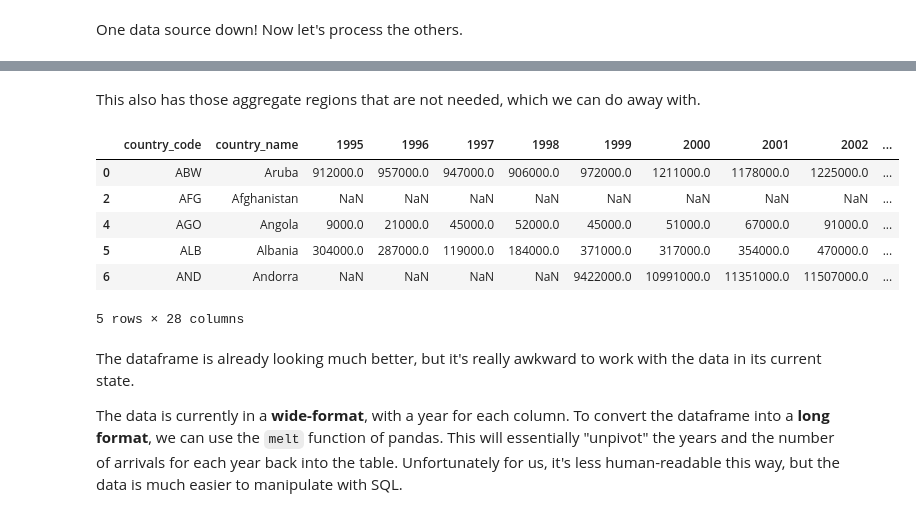
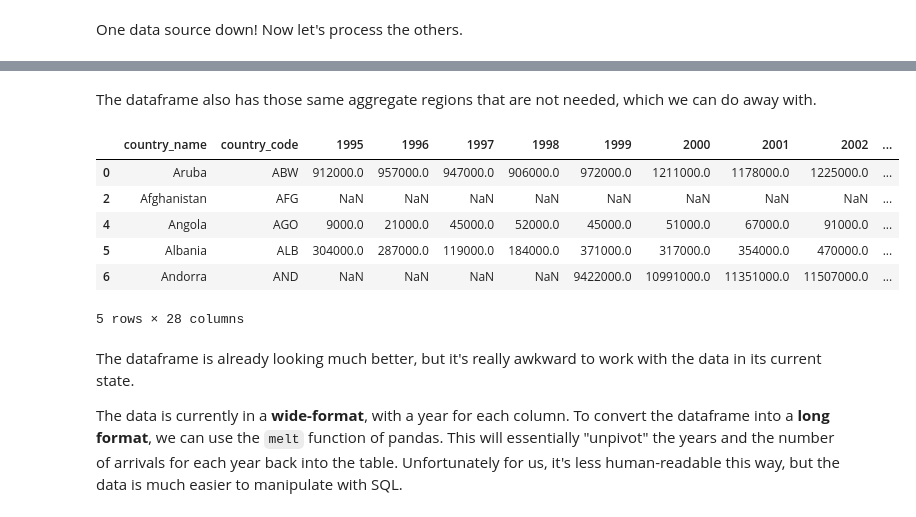
Before and after one commit to wlharr04/tourism-analysis, a Jupyter notebook: db-creation.ipynb, the cells around one changed output, grey strips where cells are left out. Drawn from its saved outputs; the diff is of its cells as text; code cells hidden in the pictures.

```diff
--- a/db-creation.ipynb
+++ b/db-creation.ipynb
@@ -99,3 +77,0 @@ Once this is turned into a table in our database, each row will be assigned an i
-# %%
-df_country.set_index('country_code', drop=True, inplace=True)
-df_country.head()
@@ -122,7 +90,7 @@ The second table we should make is probably the most apparent set of data when d
 # %%
-df_arrivals = pd.read_csv('./data/raw-data/arrivals/API_ST.INT.ARVL_DS2_en_csv_v2_5994899.csv')
+df_arrivals = pd.read_csv('./data/raw-data/arrivals.csv').dropna(axis=1, how='all')
+df_arrivals.drop(axis=1, labels=['Indicator Name', 'Indicator Code'], inplace=True)
 
-df_arrivals.drop(axis=1, labels=['Indicator Name', 'Indicator Code', 'Unnamed: 67'], inplace=True)
 df_arrivals.rename(columns={'Country Name': 'country_name', 'Country Code': 'country_code'}, inplace=True)
 df_arrivals.head()
 # %% [output]
@@ -138,4 +103,0 @@ It looks like there are quite a few year columns with no entries whatsoever. Let
-# %%
-df_arrivals.dropna(axis=1, how='all', inplace=True)
-
-df_arrivals.head()
@@ -152,8 +103,0 @@ Let's also move the `country_code` column to the first row for consistency's sak
-# %%
-arrival_columns = df_arrivals.columns.to_list()
-
-arrival_columns[0] = 'country_code'
-arrival_columns[1] = 'country_name'
-
-df_arrivals = df_arrivals[arrival_columns]
-df_arrivals.head()
@@ -168,18 +104,18 @@ df_arrivals.head()
 # %% [markdown]
-This also has those aggregate regions that are not needed, which we can do away with.
+The dataframe also has those same aggregate regions that are not needed, which we can do away with.
 # %%
-country_codes = df_country.index.to_list()
+country_codes = df_country['country_code'].to_list()
 
-df_arrivals = df_arrivals[df_arrivals.country_code.isin(country_codes)]
+df_arrivals = df_arrivals[df_arrivals['country_code'].isin(country_codes)]
 
 df_arrivals.head()
 # %% [output]
-|  | country_code | country_name | 1995 | 1996 | 1997 | 1998 | 1999 | 2000 | 2001 | 2002 | ... |
-| 0 | ABW | Aruba | 912000.0 | 957000.0 | 947000.0 | 906000.0 | 972000.0 | 1211000.0 | 1178000.0 | 1225000.0 | ... |
-| 2 | AFG | Afghanistan | NaN | NaN | NaN | NaN | NaN | NaN | NaN | NaN | ... |
-| 4 | AGO | Angola | 9000.0 | 21000.0 | 45000.0 | 52000.0 | 45000.0 | 51000.0 | 67000.0 | 91000.0 | ... |
-| 5 | ALB | Albania | 304000.0 | 287000.0 | 119000.0 | 184000.0 | 371000.0 | 317000.0 | 354000.0 | 470000.0 | ... |
-| 6 | AND | Andorra | NaN | NaN | NaN | NaN | 9422000.0 | 10991000.0 | 11351000.0 | 11507000.0 | ... |
+|  | country_name | country_code | 1995 | 1996 | 1997 | 1998 | 1999 | 2000 | 2001 | 2002 | ... |
+| 0 | Aruba | ABW | 912000.0 | 957000.0 | 947000.0 | 906000.0 | 972000.0 | 1211000.0 | 1178000.0 | 1225000.0 | ... |
+| 2 | Afghanistan | AFG | NaN | NaN | NaN | NaN | NaN | NaN | NaN | NaN | ... |
+| 4 | Angola | AGO | 9000.0 | 21000.0 | 45000.0 | 52000.0 | 45000.0 | 51000.0 | 67000.0 | 91000.0 | ... |
+| 5 | Albania | ALB | 304000.0 | 287000.0 | 119000.0 | 184000.0 | 371000.0 | 317000.0 | 354000.0 | 470000.0 | ... |
+| 6 | Andorra | AND | NaN | NaN | NaN | NaN | 9422000.0 | 10991000.0 | 11351000.0 | 11507000.0 | ... |
 5 rows × 28 columns
 # %% [markdown]
 The dataframe is already looking much better, but it's really awkward to work with the data in its current state.
```
Also changed, not shown: parts of 27 cells of this notebook, 28 other files.
